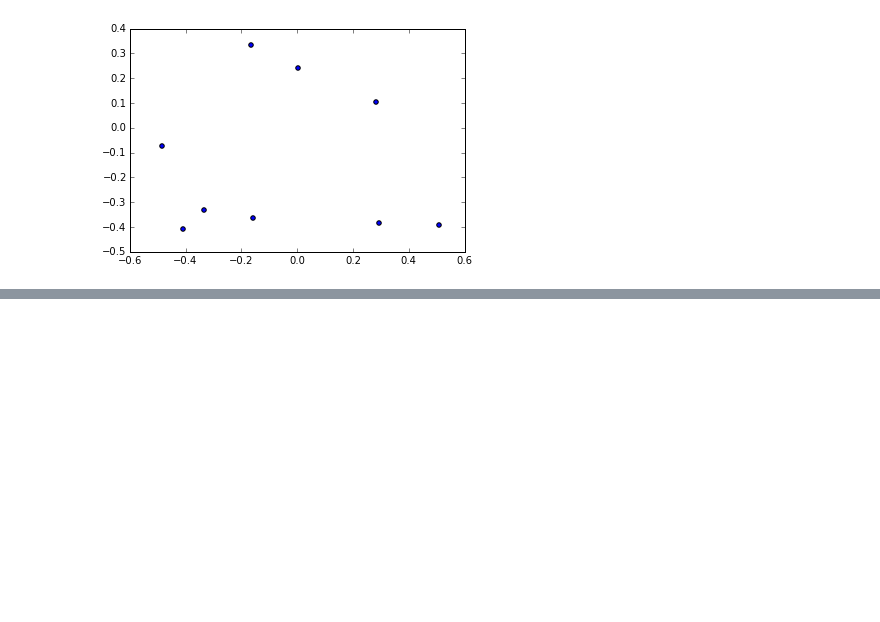
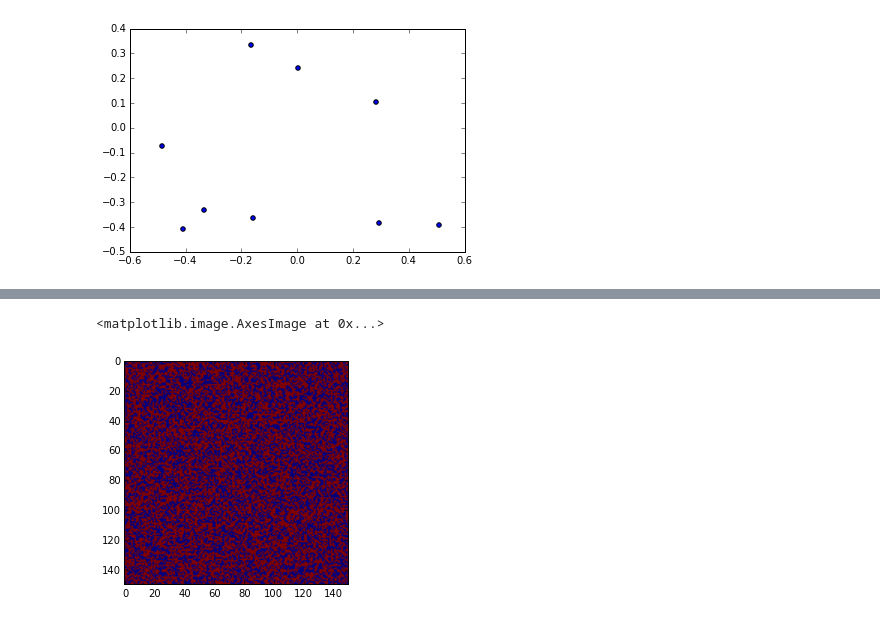
Before and after one commit to chungyang/CS514, a Jupyter notebook: HW2_submit/hw02_wenting.ipynb, the cells around one changed output, grey strips where cells are left out. Drawn from its saved outputs; the diff is of its cells as text; code cells hidden in the pictures; blank space fills up the shorter version.

```diff
--- a/HW2_submit/hw02_wenting.ipynb
+++ b/HW2_submit/hw02_wenting.ipynb
@@ -66,0 +85,10 @@ plt.scatter(result[1][idx[1]], result[1][idx[2]])
+# %%
+# randamization along the first axis
+A_rand = np.random.RandomState(seed=42).permutation(A)
+# randamization, same permutation, along the second axis
+A_rand = np.random.RandomState(seed=42).permutation(A_rand.T).T
+# %%
+plt.imshow(A_rand)
+# %% [output]
+<matplotlib.image.AxesImage at 0x...>
+[figure, added]
```
Also changed, not shown: parts of 6 cells of this notebook, 1 other file.
